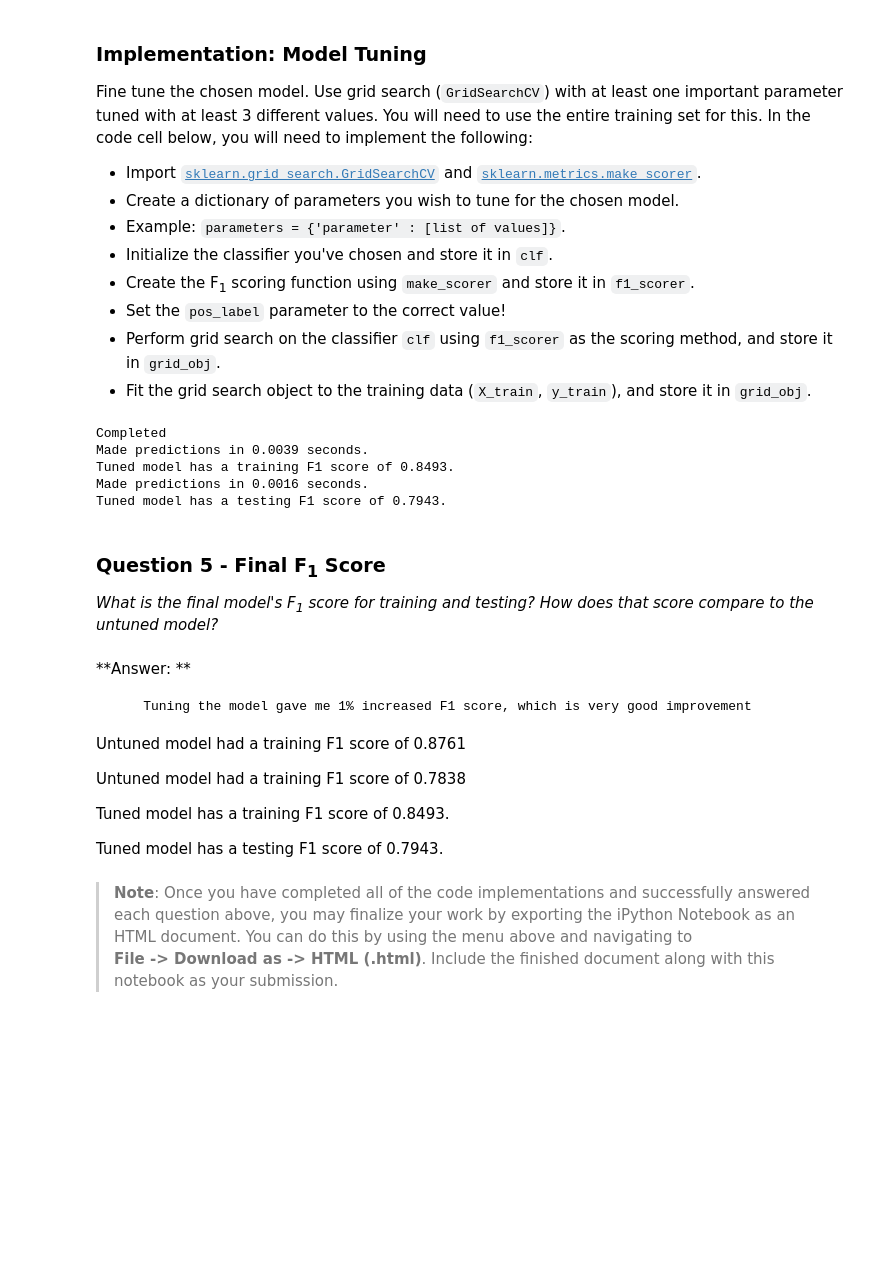
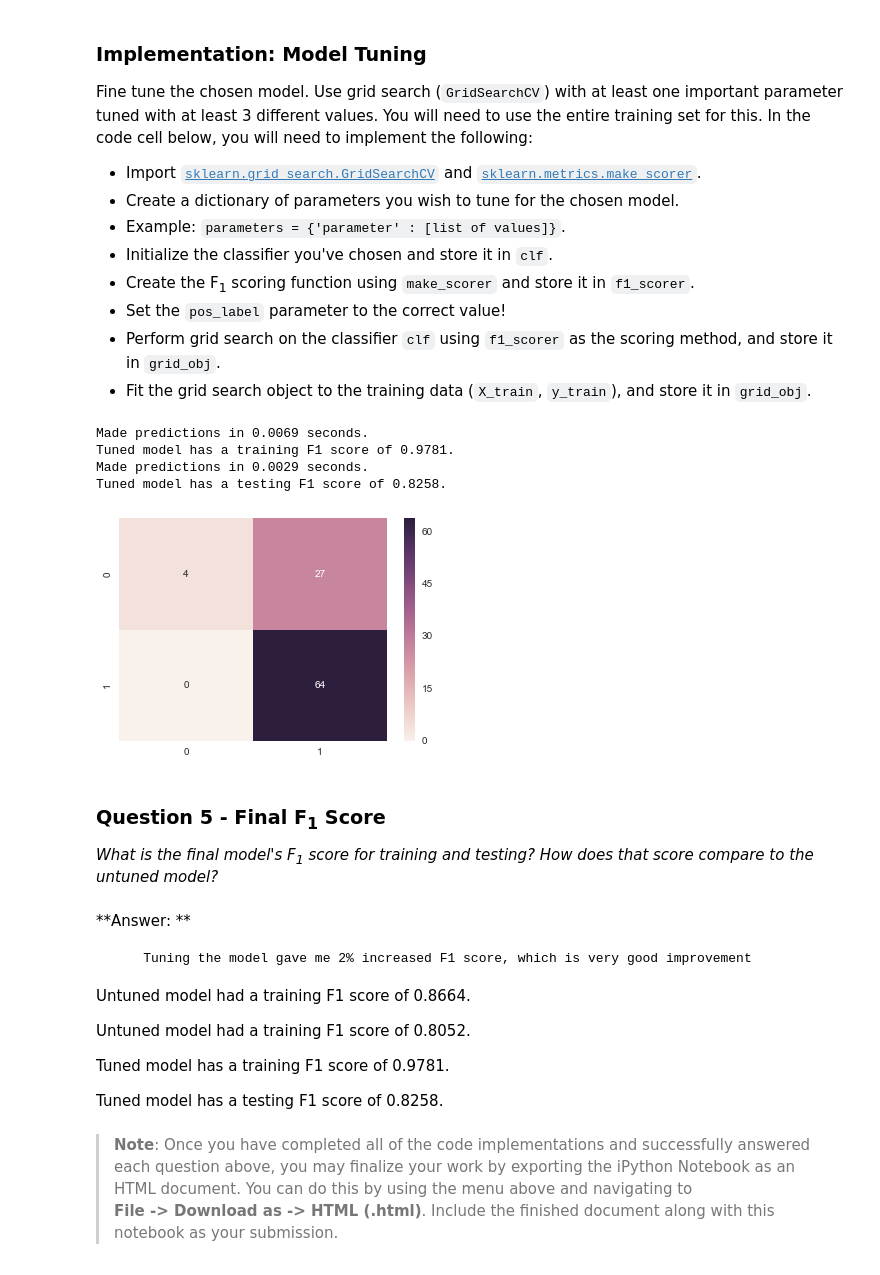
Before and after one commit to SridharanMurugan/Student-Intervention, a Jupyter notebook: student_intervention.ipynb, the cells around one changed output. Cells and saved outputs as stored; diff of their text form; code cells hidden in the pictures; blank space fills up the shorter version.

```diff
--- a/student_intervention.ipynb
+++ b/student_intervention.ipynb
@@ -168,7 +169,8 @@ num_test = X_all.shape[0] - num_train
 #train_test_split
 
 # TODO: Shuffle and split the dataset into the number of training and testing points above
-X_train, X_test, y_train, y_test = train_test_split(X_all,y_all, train_size = num_train, test_size=num_test, random_state=42)
+X_train, X_test, y_train, y_test = train_test_split(X_all,y_all, train_size = num_train, test_size=num_test, random_state=42, stratify = y_all)
+
 
 # Show the results of the split
 print "Training set has {} samples.".format(X_train.shape[0])
@@ -434,53 +427,60 @@ Fine tune the chosen model. Use grid search (`GridSearchCV`) with at least one i
 # %%
 # TODO: Import 'GridSearchCV' and 'make_scorer'
 from sklearn.model_selection import GridSearchCV
 from sklearn.metrics import make_scorer
+from sklearn.metrics import confusion_matrix
+import seaborn as sns
+%matplotlib inline
 # TODO: Create the parameters list you wish to tune
 
-C = [0.001,0.01,0.1,1,10,1000]
+C = [0.1,1,10]
 kernel = ['linear', 'poly','rbf', 'sigmoid']
 gamma = [0.1,1,10]
 
 parameters = dict(C=C,kernel=kernel, gamma=gamma)
 
 # TODO: Initialize the classifier
-clf = svm.SVC()
+clf = svm.SVC(random_state=42)
 
 # TODO: Make an f1 scoring function using 'make_scorer'
 f1_scorer = make_scorer(f1_score, pos_label='yes')
 
 # TODO: Perform grid search on the classifier using the f1_scorer as the scoring method
 grid_obj = GridSearchCV(clf, parameters, f1_scorer)
 
 # TODO: Fit the grid search object to the training data and find the optimal parameters
 grid_obj = grid_obj.fit(X_train,y_train)
-print("Completed")
+
 # Get the estimator
 clf = grid_obj.best_estimator_
+
+#create a graphical representation of the prediction matrix
+pred = clf.predict(X_test)
+sns.heatmap(confusion_matrix(y_test, pred), annot = True, fmt = '')
 
 # Report the final F1 score for training and testing after parameter tuning
 print "Tuned model has a training F1 score of {:.4f}.".format(predict_labels(clf, X_train, y_train))
 print "Tuned model has a testing F1 score of {:.4f}.".format(predict_labels(clf, X_test, y_test))
 # %% [output]
-Completed
-Made predictions in 0.0039 seconds.
-Tuned model has a training F1 score of 0.8493.
-Made predictions in 0.0016 seconds.
-Tuned model has a testing F1 score of 0.7943.
+Made predictions in 0.0069 seconds.
+Tuned model has a training F1 score of 0.9781.
+Made predictions in 0.0029 seconds.
+Tuned model has a testing F1 score of 0.8258.
+[figure, added]
 # %% [markdown]
 ### Question 5 - Final F<sub>1</sub> Score
 *What is the final model's F<sub>1</sub> score for training and testing? How does that score compare to the untuned model?*
 # %% [markdown]
 **Answer: **
 
-        Tuning the model gave me 1% increased F1 score, which is very good improvement
-Untuned model had a training F1 score of 0.8761
+        Tuning the model gave me 2% increased F1 score, which is very good improvement
+Untuned model had a training F1 score of 0.8664.
 
-Untuned model had a training F1 score of 0.7838
+Untuned model had a training F1 score of 0.8052.
 
-Tuned model has a training F1 score of 0.8493.
+Tuned model has a training F1 score of 0.9781.
 
-Tuned model has a testing F1 score of 0.7943.
+Tuned model has a testing F1 score of 0.8258.
 # %% [markdown]
 > **Note**: Once you have completed all of the code implementations and successfully answered each question above, you may finalize your work by exporting the iPython Notebook as an HTML document. You can do this by using the menu above and navigating to
 **File -> Download as -> HTML (.html)**. Include the finished document along with this notebook as your submission.
```
Also changed, not shown: parts of 4 cells of this notebook, 1 other file.
